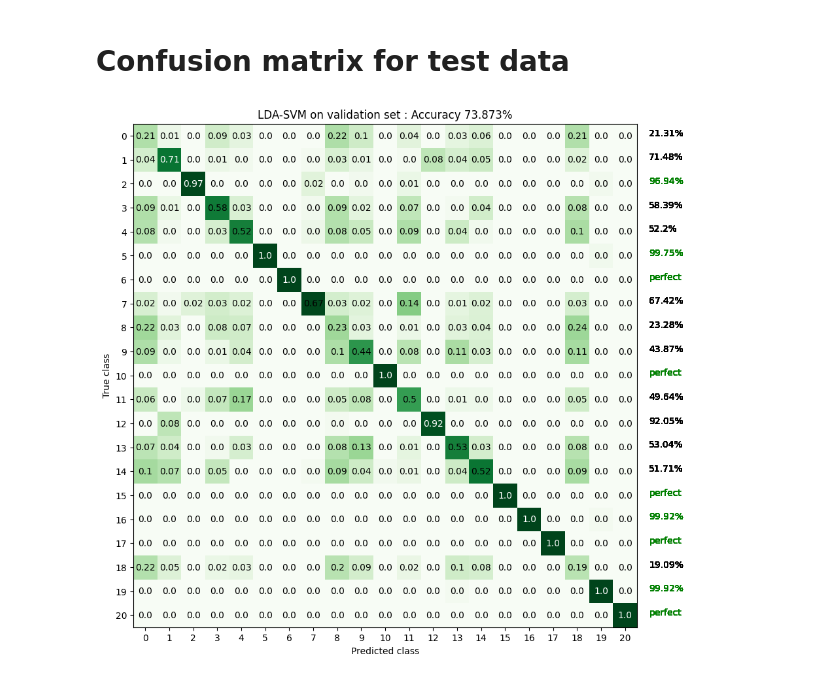
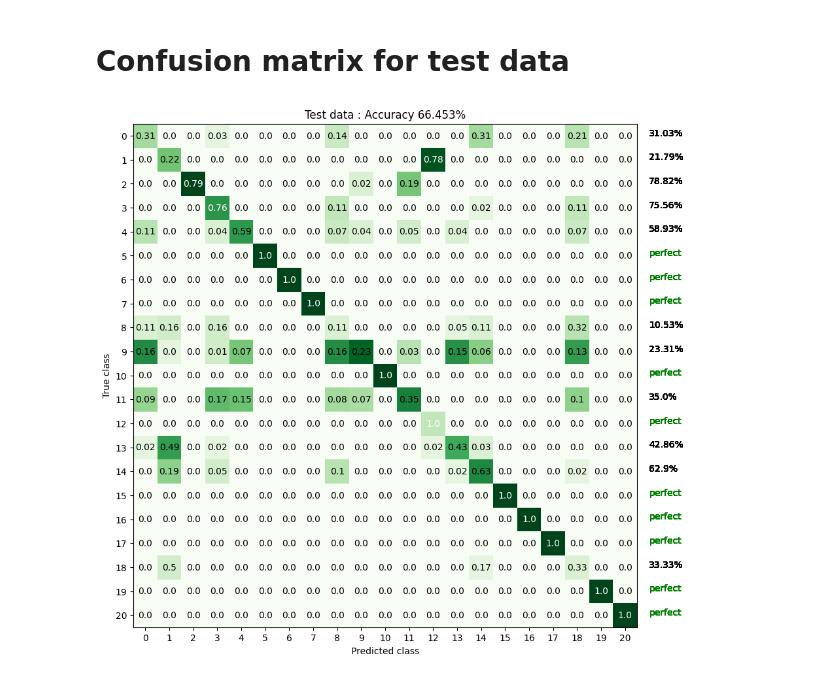
Before and after one commit to peterkrull/p7-ml-refrigeration-fault-detection, a Jupyter notebook: Python/LDA-SVM_v2.ipynb, the cells around one changed output. Cells and saved outputs as stored; diff of their text form; code cells hidden in the pictures.

Commit message:
Update LDA-SVM_v2.ipynb
Fixing so it plots valdiation and test data

```diff
--- a/Python/LDA-SVM_v2.ipynb
+++ b/Python/LDA-SVM_v2.ipynb
@@ -20,6 +21,7 @@ import standardization as sd
 standardizer = sd.standardization(train_data,'target')
 
 trn = standardizer.transform(train_data)
+vald = standardizer.transform(vald_data)
 tst = standardizer.transform(test_data)
 # %% [markdown]
 # LDA
@@ -27,8 +29,11 @@ tst = standardizer.transform(test_data)
 #Doing LDA transformation from 11 dimension to 5, by using a self implemented libary
 from lda import LDA_reducer as reducer
 lda = reducer(trn,5,'target')
+
+
 LDA = lda.transform(trn)
 LDA_tst = lda.transform(tst)
+LDA_vald = lda.transform(vald)
 LDA
 # %% [output]
 Preserving 99.69% of variance
@@ -58,7 +63,7 @@ plt.savefig("LDA-SVM_eigvalue.pdf", format="pdf", bbox_inches="tight")
 #Getting the labels for the training data:
 targets = train_data['target'].unique().tolist()
 labels_trn = train_data['target']
-
+labels_vald = vald_data['target']
 
 #Training the SVM, on the 5 dimensional data, using sklearn
 from sklearn import svm
@@ -73,12 +78,12 @@ SVC(C=1000, decision_function_shape='ovo', gamma=0.01, verbose=True)
 # %%
 
 #With the tranied SVM classfier, it is test how well it works for the data it was trained on.
-predict = clf_svm.predict(LDA.drop('target',axis=1))
+predict = clf_svm.predict(LDA_vald.drop('target',axis=1))
 
 #Plotting confusion matrix
-targets = train_data['target'].unique().tolist()
+targets = vald_data['target'].unique().tolist()
 numbers = targets
-truth = labels_trn
+truth = labels_vald
 
 # Initialize empty confusion matrix
 conf_matrix = np.zeros((len(numbers),len(numbers)))
@@ -87,7 +92,8 @@ conf_matrix = np.zeros((len(numbers),len(numbers)))
 for x,y in zip(predict,truth):
     conf_matrix[int(x)][int(y)] +=1
 
+eval_labels = False
 #plot the confusion matrix
-confusion_matrix(conf_matrix, figsize = (10,10),title='LDA-SVM on test set',save_fig_name='LDA-SVM confusion matrix.pdf')
+confusion_matrix(conf_matrix, figsize = (10,10),title='Validation data',save_fig_name='LDA-SVM Validation confusion matrix.pdf')
 pass
 # %% [output]
@@ -100,18 +106,22 @@ predict_tst = clf_svm.predict(LDA_tst.drop('target',axis=1))
 #Getting labels for testing data:
 labels_tst = test_data['target']
 # %%
-numbers = targets
+
+numbers=test_data['target'].unique().tolist()
+#numbers = targets
 truth = labels_tst
 
 # Initialize empty confusion matrix
 conf_matrix = np.zeros((len(numbers),len(numbers)))
 
 # Iterate through each prediction and update confusion matrix accordingly
 for x,y in zip(predict_tst,truth):
     conf_matrix[int(x)][int(y)] +=1
 
+
+eval_labels = False
 #plot the confusion matrix
-confusion_matrix(conf_matrix, figsize = (10,10),title='LDA-SVM on validation set',save_fig_name='LDA-SVM confusion matrix Validation.pdf')
+confusion_matrix(conf_matrix, figsize = (10,10),title='Test data',save_fig_name='LDA-SVM confusion matrix test.pdf')
 pass
 # %% [output]
-[figure, old version]
+[figure, new version]
```
Also changed, not shown: parts of 3 cells of this notebook.
